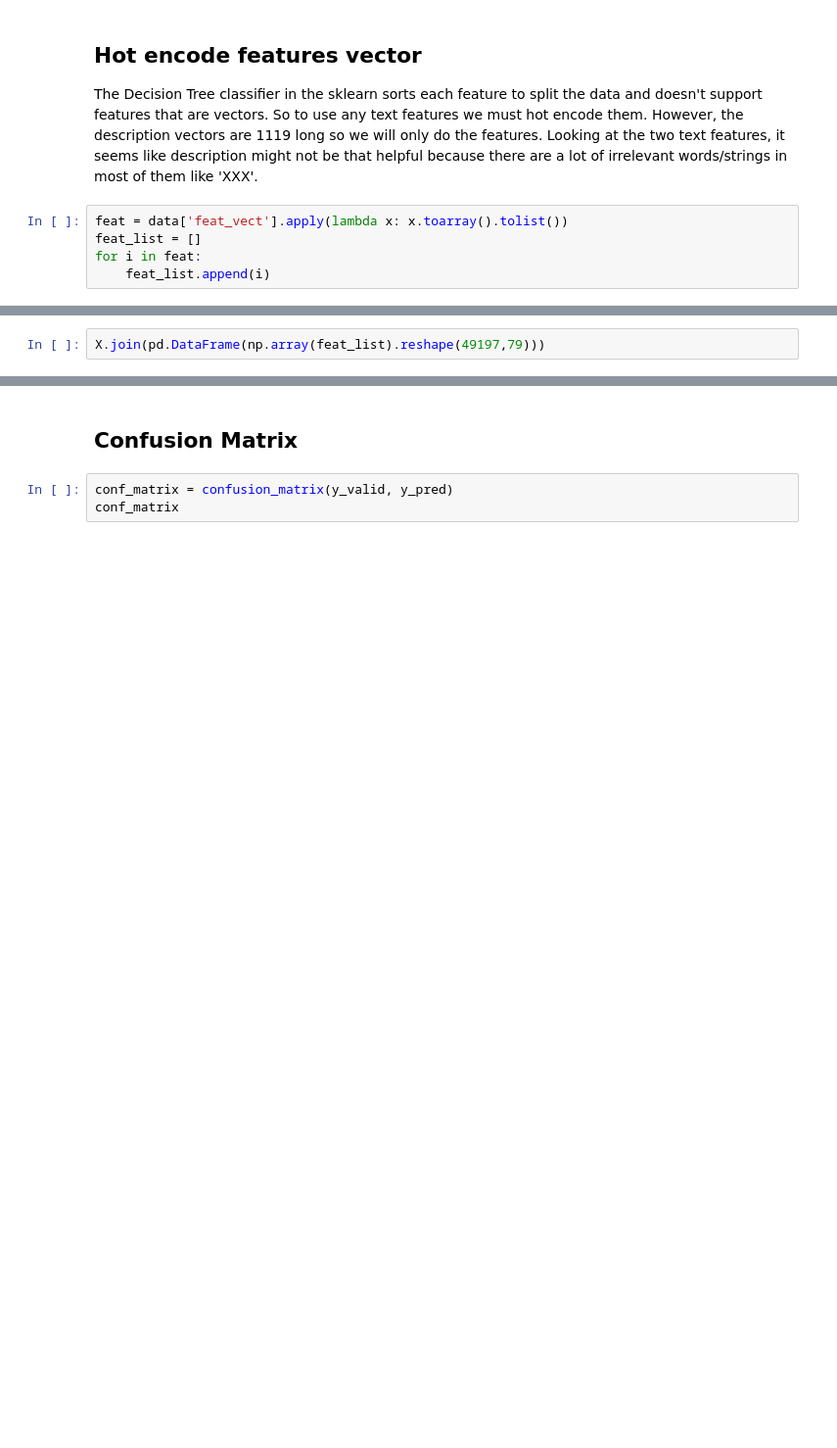
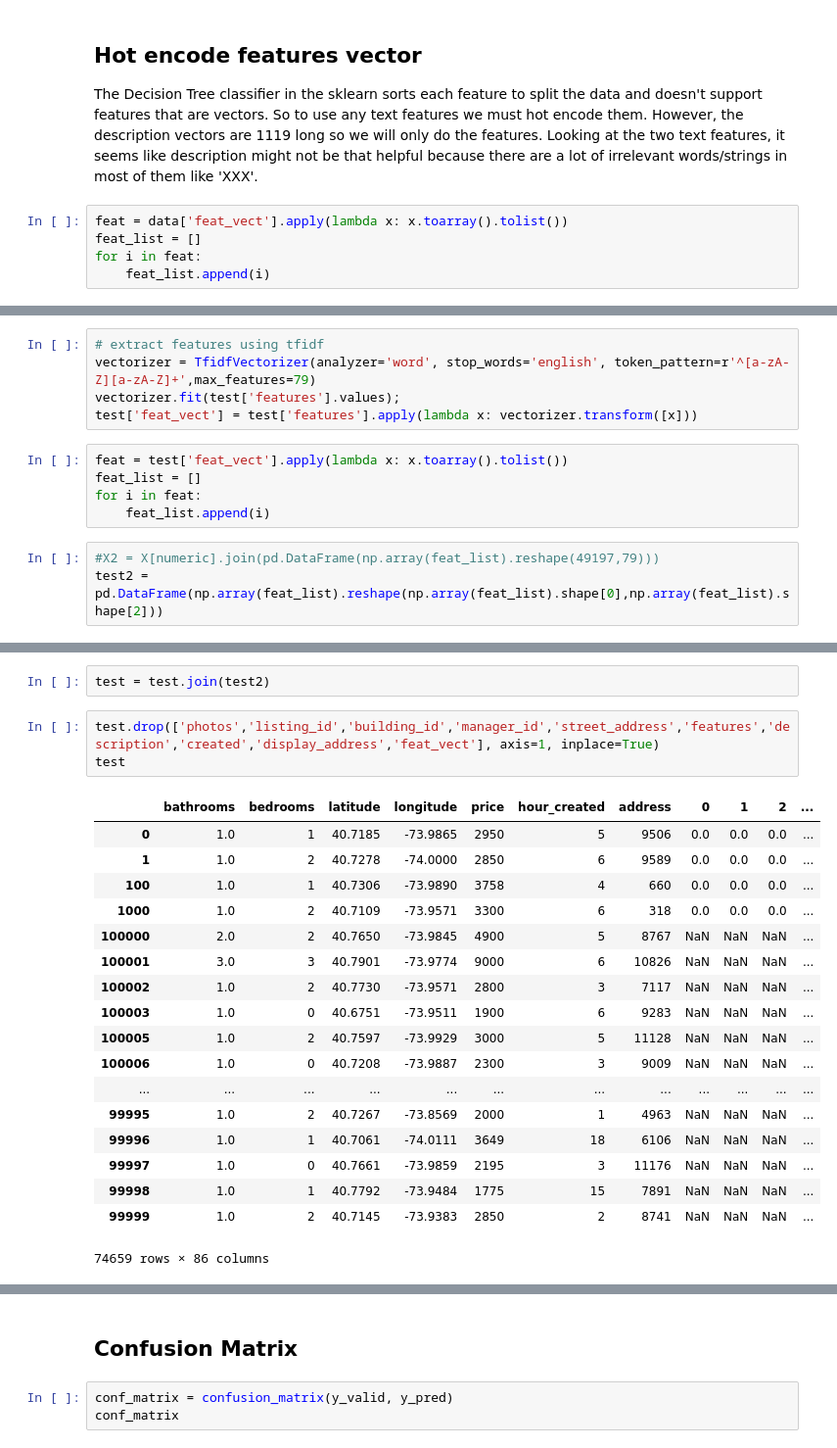
Before and after one commit to taryn-c/CMPT459-Project, a Jupyter notebook: Decision Tree.ipynb, the cells around one changed output, grey strips where cells are left out. Shown at 98% size. Drawn from its saved outputs; the diff is of its cells as text; blank space fills up the shorter version.

Commit message:
add test data processing

```diff
--- a/Decision Tree.ipynb
+++ b/Decision Tree.ipynb
@@ -263,2 +289,13 @@ for i in feat:
+# %%
+# extract features using tfidf
+vectorizer = TfidfVectorizer(analyzer='word', stop_words='english', token_pattern=r'^[a-zA-Z][a-zA-Z]+',max_features=79)
+vectorizer.fit(test['features'].values);
+test['feat_vect'] = test['features'].apply(lambda x: vectorizer.transform([x]))
+# %%
+feat = test['feat_vect'].apply(lambda x: x.toarray().tolist())
+feat_list = []
+for i in feat:
+    feat_list.append(i)
 # %%
-X.join(pd.DataFrame(np.array(feat_list).reshape(49197,79)))
+#X2 = X[numeric].join(pd.DataFrame(np.array(feat_list).reshape(49197,79)))
+test2 = pd.DataFrame(np.array(feat_list).reshape(np.array(feat_list).shape[0],np.array(feat_list).shape[2]))
@@ -283,0 +302,24 @@ X.join(pd.DataFrame(np.array(feat_list).reshape(49197,79)))
+# %%
+test = test.join(test2)
+# %%
+test.drop(['photos','listing_id','building_id','manager_id','street_address','features','description','created','display_address','feat_vect'], axis=1, inplace=True)
+test
+# %% [output]
+|  | bathrooms | bedrooms | latitude | longitude | price | hour_created | address | 0 | 1 | 2 | ... |
+| 0 | 1.0 | 1 | 40.7185 | -73.9865 | 2950 | 5 | 9506 | 0.0 | 0.0 | 0.0 | ... |
+| 1 | 1.0 | 2 | 40.7278 | -74.0000 | 2850 | 6 | 9589 | 0.0 | 0.0 | 0.0 | ... |
+| 100 | 1.0 | 1 | 40.7306 | -73.9890 | 3758 | 4 | 660 | 0.0 | 0.0 | 0.0 | ... |
+| 1000 | 1.0 | 2 | 40.7109 | -73.9571 | 3300 | 6 | 318 | 0.0 | 0.0 | 0.0 | ... |
+| 100000 | 2.0 | 2 | 40.7650 | -73.9845 | 4900 | 5 | 8767 | NaN | NaN | NaN | ... |
+| 100001 | 3.0 | 3 | 40.7901 | -73.9774 | 9000 | 6 | 10826 | NaN | NaN | NaN | ... |
+| 100002 | 1.0 | 2 | 40.7730 | -73.9571 | 2800 | 3 | 7117 | NaN | NaN | NaN | ... |
+| 100003 | 1.0 | 0 | 40.6751 | -73.9511 | 1900 | 6 | 9283 | NaN | NaN | NaN | ... |
+| 100005 | 1.0 | 2 | 40.7597 | -73.9929 | 3000 | 5 | 11128 | NaN | NaN | NaN | ... |
+| 100006 | 1.0 | 0 | 40.7208 | -73.9887 | 2300 | 3 | 9009 | NaN | NaN | NaN | ... |
+| ... | ... | ... | ... | ... | ... | ... | ... | ... | ... | ... | ... |
+| 99995 | 1.0 | 2 | 40.7267 | -73.8569 | 2000 | 1 | 4963 | NaN | NaN | NaN | ... |
+| 99996 | 1.0 | 1 | 40.7061 | -74.0111 | 3649 | 18 | 6106 | NaN | NaN | NaN | ... |
+| 99997 | 1.0 | 0 | 40.7661 | -73.9859 | 2195 | 3 | 11176 | NaN | NaN | NaN | ... |
+| 99998 | 1.0 | 1 | 40.7792 | -73.9484 | 1775 | 15 | 7891 | NaN | NaN | NaN | ... |
+| 99999 | 1.0 | 2 | 40.7145 | -73.9383 | 2850 | 2 | 8741 | NaN | NaN | NaN | ... |
+74659 rows × 86 columns
```
Also changed, not shown: parts of 30 cells of this notebook, 1 other file.
